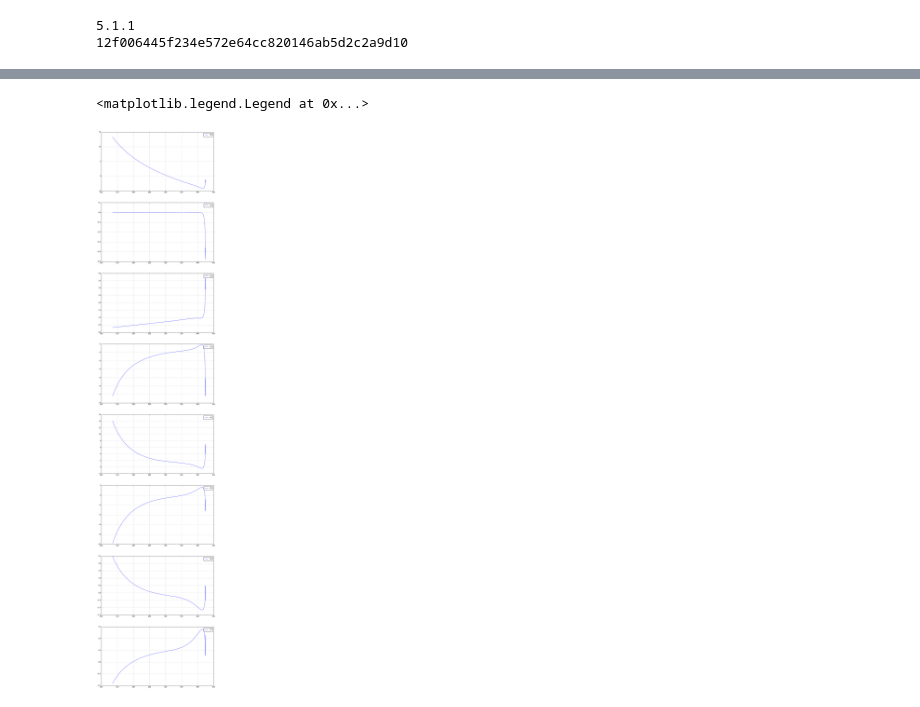
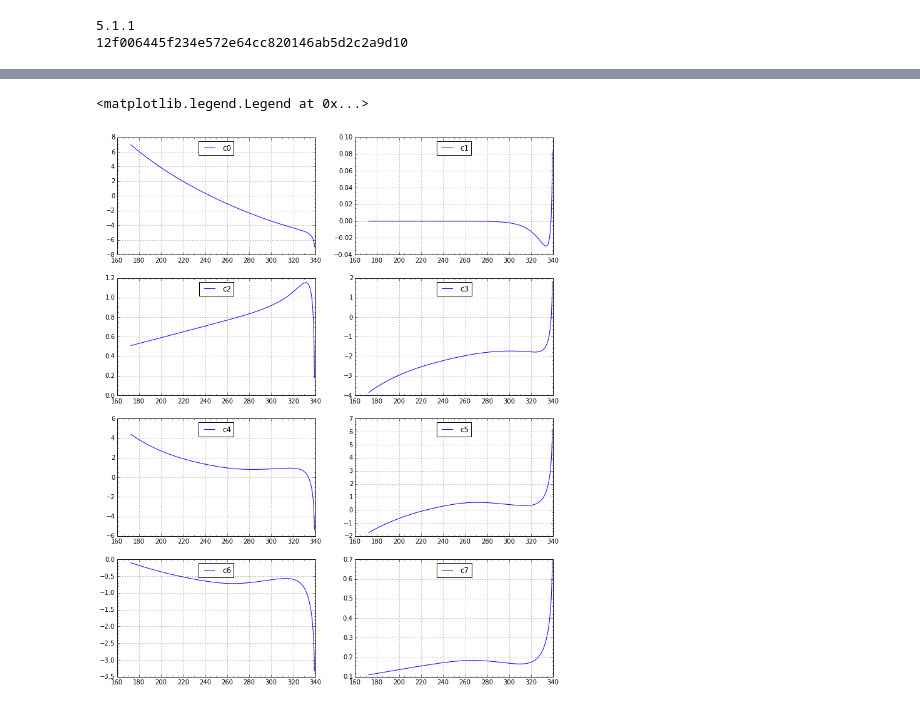
Before and after one commit to CoolProp/CoolProp, a Jupyter notebook: doc/notebooks/Maxwell_Loop.ipynb, the cells around one changed output, grey strips where cells are left out. Drawn from its saved outputs; the diff is of its cells as text; code cells hidden in the pictures.

```diff
--- a/doc/notebooks/Maxwell_Loop.ipynb
+++ b/doc/notebooks/Maxwell_Loop.ipynb
@@ -35,7 +35,7 @@ width = 12.5
 # Calculation of the coefficients for the metastable region interpolation happens in this cell
 
 # Set FluidName
-FluidName = 'n-Butane'
+FluidName = 'R125'
 nPoints = 1000
 # pick any int smaller than nPoints
 myIdx = 860
@@ -307,55 +305,55 @@ c6 = x[:,6]
 c7 = x[:,7]
 
 # plot the values of all 8 coeffs over T_sat
-plt.figure(figsize=(width,width*8/1/golden))
+plt.figure(figsize=(width,width*4/2/golden))
 
-plt.subplot(8,1,1)
+plt.subplot(4,2,1)
 plt.plot(T_sat, c0, label='c0')
 plt.grid(b=True, linestyle=':')
 plt.minorticks_on()
-plt.legend(loc='upper right')
+plt.legend(loc='upper center')
 
-plt.subplot(8,1,2)
+plt.subplot(4,2,2)
 plt.plot(T_sat, c1, label='c1')
 plt.grid(b=True, linestyle=':')
 plt.minorticks_on()
-plt.legend(loc='upper right')
+plt.legend(loc='upper center')
 
-plt.subplot(8,1,3)
+plt.subplot(4,2,3)
 plt.plot(T_sat, c2, label='c2')
 plt.grid(b=True, linestyle=':')
 plt.minorticks_on()
-plt.legend(loc='upper right')
+plt.legend(loc='upper center')
 
-plt.subplot(8,1,4)
+plt.subplot(4,2,4)
 plt.plot(T_sat, c3, label='c3')
 plt.grid(b=True, linestyle=':')
 plt.minorticks_on()
-plt.legend(loc='upper right')
+plt.legend(loc='upper center')
 
-plt.subplot(8,1,5)
+plt.subplot(4,2,5)
 plt.plot(T_sat, c4, label='c4')
 plt.grid(b=True, linestyle=':')
 plt.minorticks_on()
-plt.legend(loc='upper right')
+plt.legend(loc='upper center')
 
-plt.subplot(8,1,6)
+plt.subplot(4,2,6)
 plt.plot(T_sat, c5, label='c5')
 plt.grid(b=True, linestyle=':')
 plt.minorticks_on()
-plt.legend(loc='upper right')
+plt.legend(loc='upper center')
 
-plt.subplot(8,1,7)
+plt.subplot(4,2,7)
 plt.plot(T_sat, c6, label='c6')
 plt.grid(b=True, linestyle=':')
 plt.minorticks_on()
-plt.legend(loc='upper right')
+plt.legend(loc='upper center')
 
-plt.subplot(8,1,8)
+plt.subplot(4,2,8)
 plt.plot(T_sat, c7, label='c7')
 plt.grid(b=True, linestyle=':')
 plt.minorticks_on()
-plt.legend(loc='upper right')
+plt.legend(loc='upper center')
 # %% [output]
 <matplotlib.legend.Legend at 0x...>
-[figure, old version]
+[figure, new version]
```
Also changed, not shown: parts of 3 cells of this notebook.
